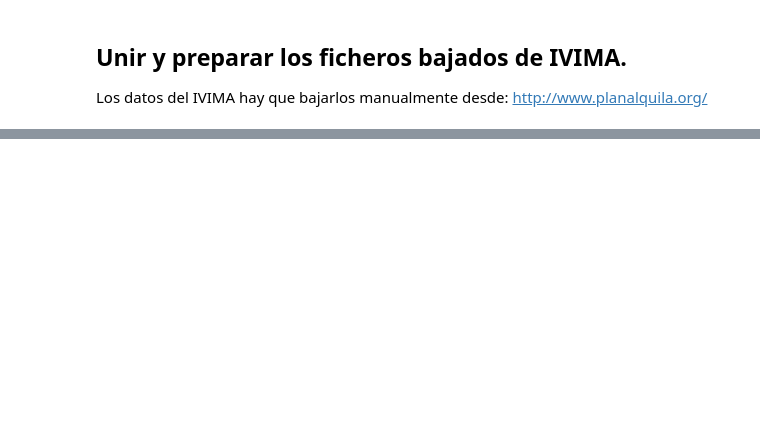
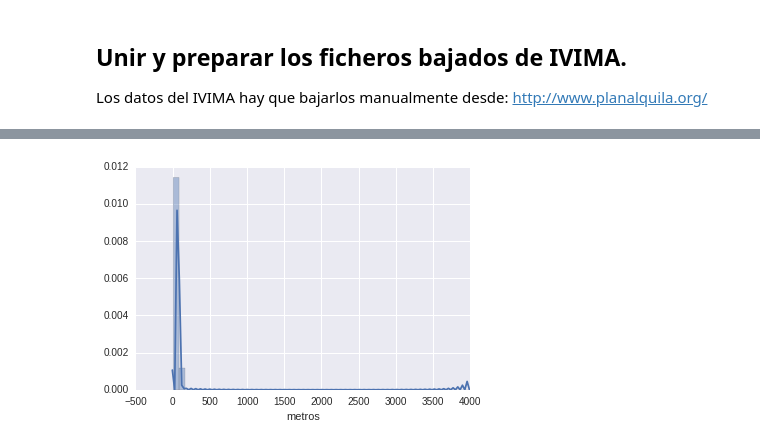
Before and after one commit to manuelmaestre/Proyecto_MDS, a Jupyter notebook: code/raw/02_Procesar_datos_IVIMA.ipynb, the cells around one changed output, grey strips where cells are left out. Saved outputs shown, nothing was run; the diff lists cells and outputs as text; code cells hidden in the pictures; blank space fills up the shorter version.

```diff
--- a/code/raw/02_Procesar_datos_IVIMA.ipynb
+++ b/code/raw/02_Procesar_datos_IVIMA.ipynb
@@ -58,0 +59,4 @@ rawdata['metros'] = rawdata['metros'].map(float)
+# %%
+
+rawdata['eur_metro'] = (rawdata['Precio']/rawdata['metros'])
+rawdata['eur_metro_round'] = rawdata['eur_metro'].apply(lambda x: round(x, ndigits = 1))
@@ -58,0 +77,4 @@ rawdata['metros'] = rawdata['metros'].map(float)
+# %%
+import matplotlib.pyplot as plt
+import seaborn as sns
+sns.set(color_codes=True)
@@ -59 +83,6 @@ rawdata['metros'] = rawdata['metros'].map(float)
+# %%
+sns.distplot(rawdata['metros'])
+plt.show()
+# %% [output]
+[figure, added]
 # %%
```
Also changed, not shown: parts of 21 cells of this notebook.
